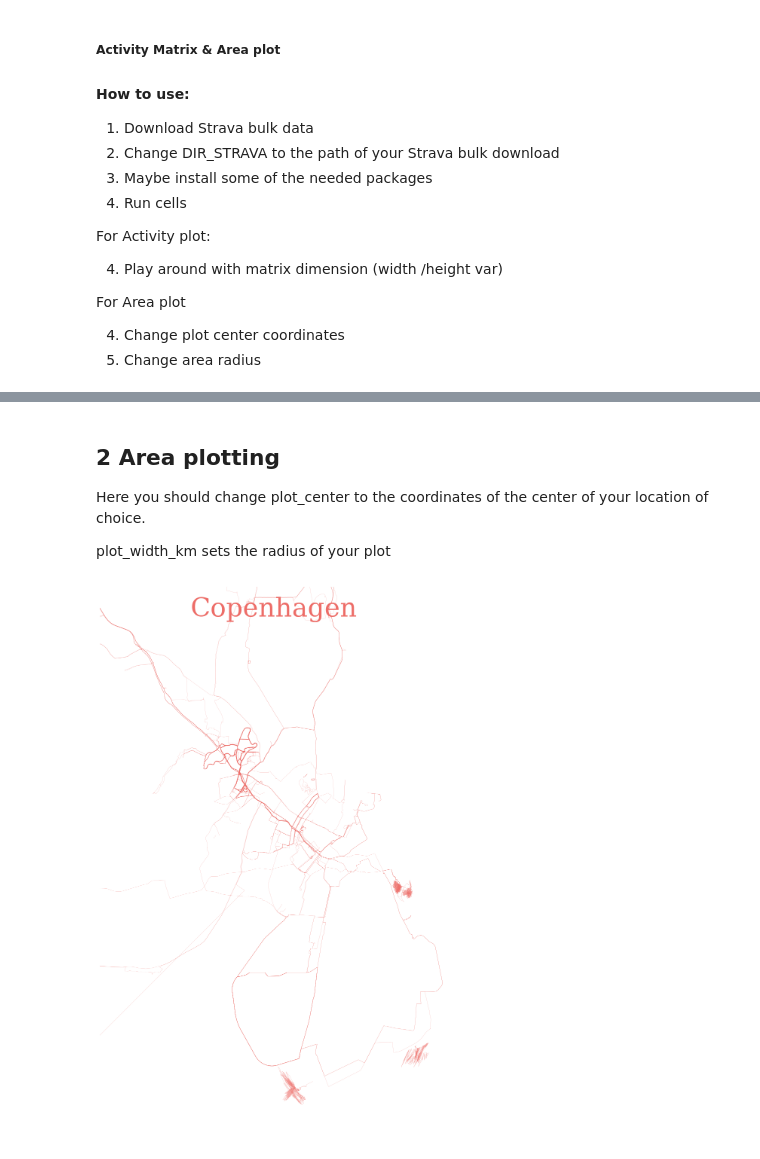
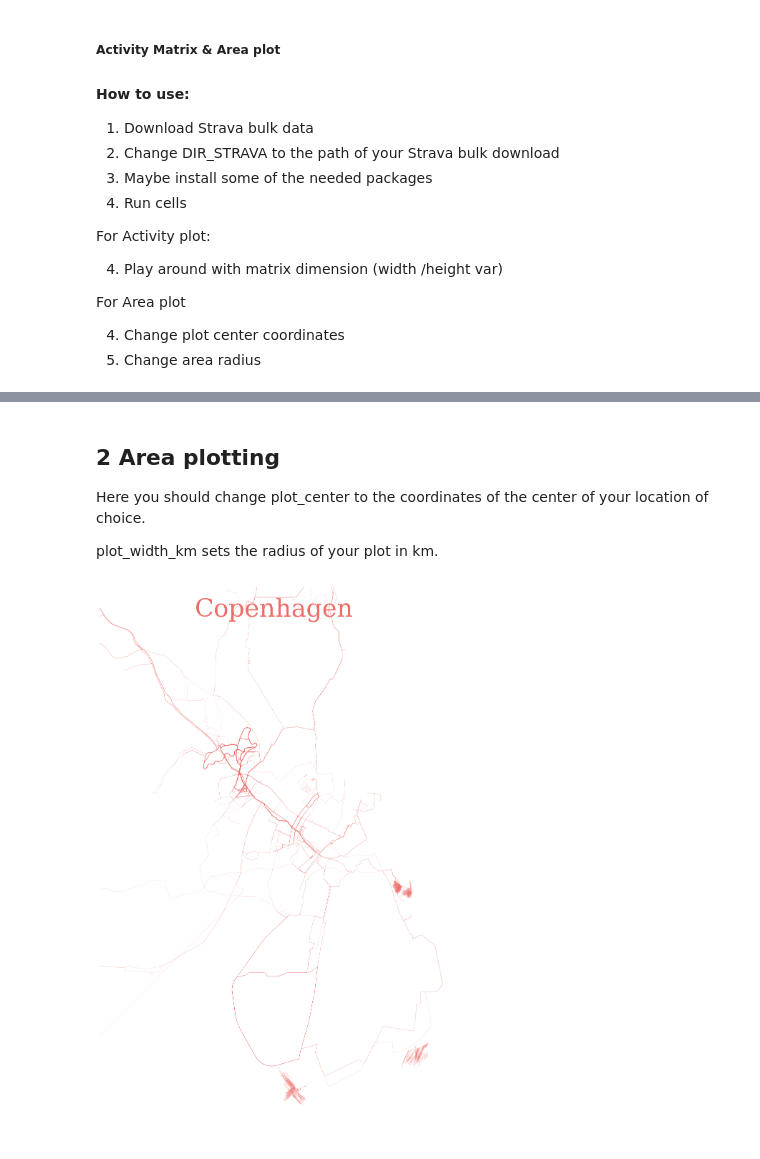
Before and after one commit to JohanKnarreborg/Strava_plotting, a Jupyter notebook: strava_plotting.ipynb, the cells around one changed output, grey strips where cells are left out. Drawn from its saved outputs; the diff is of its cells as text; code cells hidden in the pictures.

Commit message:
Created a strava object

```diff
--- a/strava_plotting.ipynb
+++ b/strava_plotting.ipynb
@@ -41,3 +203,3 @@ from colorama import Fore, Style
 # %%
 #this the the path to your Strava folder.
-DIR_STRAVA = './strava_bulk'
+DIR_STRAVA = './export_55748103_20231017'
@@ -85,3 +206,8 @@ for file in os.listdir(DIR_STRAVA+"/activities_csv"):
+# %%
+strava = Strava_plotting(DIR_STRAVA)
+strava.convert_all_to_GPX()
+strava.convert_all_to_CSV()
+strava.remove_small_activites()
 # %% [markdown]
 ## 1 Activity matrix
 
@@ -151,4 +221,4 @@ plt.show()
 
 Here you should change plot_center to the coordinates of the center of your location of choice.
 
-plot_width_km sets the radius of your plot
+plot_width_km sets the radius of your plot in km.
@@ -165,39 +225,4 @@ ymin = plot_center[0]-plot_width_km/110.574
-# %%
-fig = plt.figure(0)
-
-dir = DIR_STRAVA+"/activities_csv/"
-size  = np.size(os.listdir(DIR_STRAVA+"/activities_csv/"))
-size = int(math.sqrt(size))+1
-
-# width * height should equal or be greater than the amount of files. You can fiddle around with these
-width = size -1
-height = size +1
-fig.set_size_inches(width,height)
-color = (237/255,109/255,104/255)
-color_title = (237/255,109/255,104/255)
-for file in sorted(os.listdir(dir)):
-    if file == ".DS_Store":
-        continue
-    df = pd.read_csv(dir+file)
-
-    if ((df.latitude[0] < ymin-ymin) or (df.latitude[0] > ymax+ymax) or (df.longitude[0]> xmax+xmax) or (df.longitude[0]< xmin-xmin)):
-        #print(df.latitude[0],df.longitude[0])
-        continue
-
-    #plotting lat lon is weird. Here we account for the distortion of longitude away from the equator.
-    df['longitude'] = df['longitude']-plot_center[1]
-    df['longitude']=df.apply(lambda x: math.cos(math.radians(x['latitude']))*x['longitude'],axis=1)
-
-    sns.lineplot(x = "longitude", y ="latitude", data = df,sort = False, estimator=None,color = color,alpha = 0.6,linewidth = 0.25)
-    plt.axis('off')
-    plt.axis('scaled')
-
-font = {'fontname':'serif'}
-plt.title('Copenhagen',fontsize = 50,x = 0.5 ,y =0.94,color =color,**font)
-plt.xlim([-plot_width_km*math.cos(plot_center[0])/111.320 ,plot_width_km*math.cos(plot_center[0])/111.320 ])
-plt.ylim([ymin,ymax])
-plt.savefig("pig_area.svg",format = "svg",bbox_inches='tight')
-plt.savefig("pig_area.png",format = "png",dpi = 400,bbox_inches='tight')
-plt.show()
-# %% [output]
-[figure, removed]
+# %%
+strava.plot_area(save=True)
+# %% [output]
+[figure, added]
```
Also changed, not shown: parts of 8 cells of this notebook.
